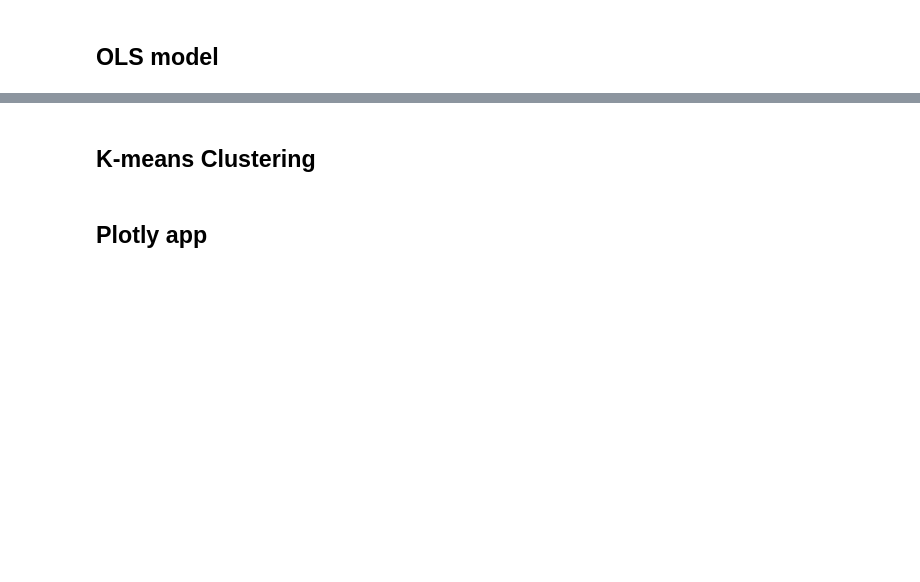
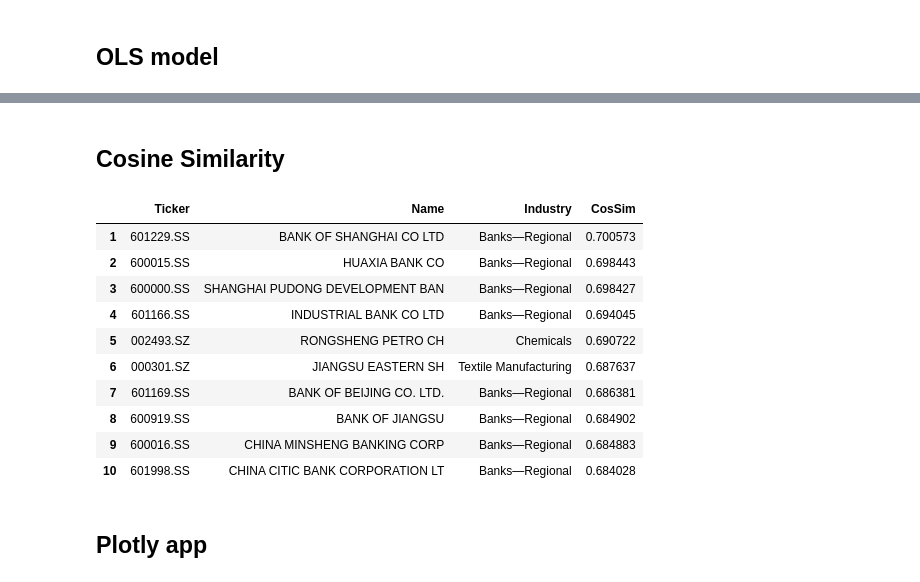
Before and after one commit to tmsnc/eirva, a Jupyter notebook: vis.ipynb, the cells around one changed output, grey strips where cells are left out. Cells and saved outputs as stored; diff of their text form; code cells hidden in the pictures; blank space fills up the shorter version.

```diff
--- a/vis.ipynb
+++ b/vis.ipynb
@@ -105,0 +67,2 @@ Index(['Medical Distribution', 'Electronic Gaming & Multimedia',
+# %%
+model_comb = pkl.load(open(f'./data/model_comb_{load_t}.pkl', 'rb'))
@@ -106,10 +71,37 @@ Index(['Medical Distribution', 'Electronic Gaming & Multimedia',
 # %% [markdown]
-## K-means Clustering
+## Cosine Similarity
 # %%
-from sklearn.cluster import KMeans
-
-kmeans = KMeans(n_clusters=50).fit(X * model_comb.params)
-kmeans_pred = kmeans.predict(X * model_comb.params)
+cos_sim_matrix = pkl.load(open(f'./data/cos_sim_matrix_{load_t}.pkl', 'rb'))
+# %%
+def similar_stocks(cos_sim_matrix, df_X, df_info_raw, subject = '601318.SS'):
+
+    row_index = np.argwhere(df_X.index == subject)[0][0]
+    item_index = np.where(cos_sim_matrix[row_index, :]>0.65)
+    df_cos_sim = pd.DataFrame({'Ticker': df_X.index[item_index],
+                               'Name': df_info_raw.loc['shortName', df_X.index[item_index]],
+                               'Industry': df_info_raw.loc['industry', df_X.index[item_index]],
+                               'CosSim': cos_sim_matrix[row_index, item_index].reshape(-1)})
+
+    df_cos_sim = df_cos_sim.sort_values('CosSim', ascending=False).reset_index().drop('index',axis=1).drop(0, axis=0)
+    # > 0.65, max 10 rows
+    if len(df_cos_sim) > 10:
+        df_cos_sim = df_cos_sim.iloc[:10, :]
+
+    return df_cos_sim
+# %%
+similar_stocks(cos_sim_matrix, df_X, df_info_raw, subject = '601318.SS')
+# %% [output]
+|  | Ticker | Name | Industry | CosSim |
+| 1 | 601229.SS | BANK OF SHANGHAI CO LTD | Banks—Regional | 0.700573 |
+| 2 | 600015.SS | HUAXIA BANK CO | Banks—Regional | 0.698443 |
+| 3 | 600000.SS | SHANGHAI PUDONG DEVELOPMENT BAN | Banks—Regional | 0.698427 |
+| 4 | 601166.SS | INDUSTRIAL BANK CO LTD | Banks—Regional | 0.694045 |
+| 5 | 002493.SZ | RONGSHENG PETRO CH | Chemicals | 0.690722 |
+| 6 | 000301.SZ | JIANGSU EASTERN SH | Textile Manufacturing | 0.687637 |
+| 7 | 601169.SS | BANK OF BEIJING CO. LTD. | Banks—Regional | 0.686381 |
+| 8 | 600919.SS | BANK OF JIANGSU | Banks—Regional | 0.684902 |
+| 9 | 600016.SS | CHINA MINSHENG BANKING CORP | Banks—Regional | 0.684883 |
+| 10 | 601998.SS | CHINA CITIC BANK CORPORATION LT | Banks—Regional | 0.684028 |
 # %% [markdown]
 ## Plotly app
 # %%
```
Also changed, not shown: parts of 23 cells of this notebook, 17 other files.
